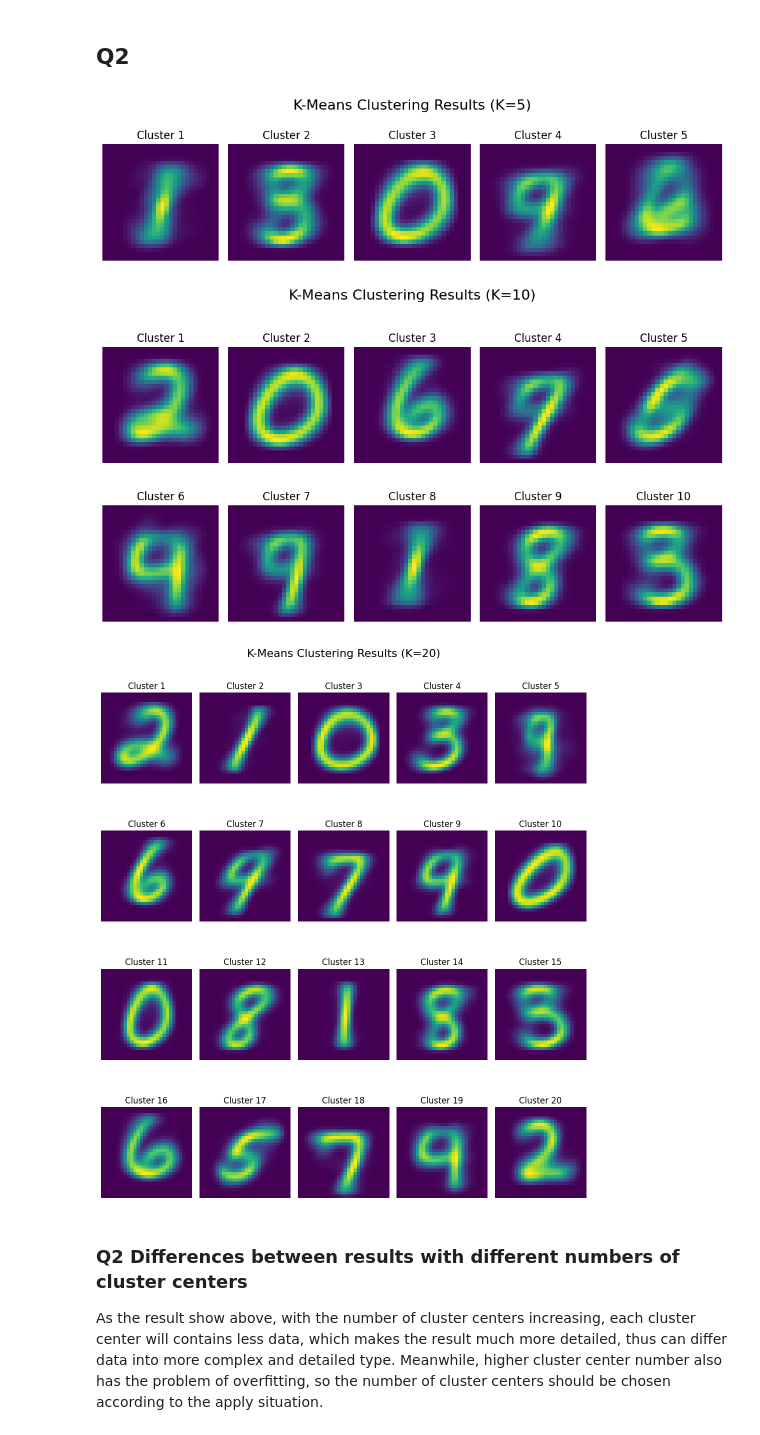
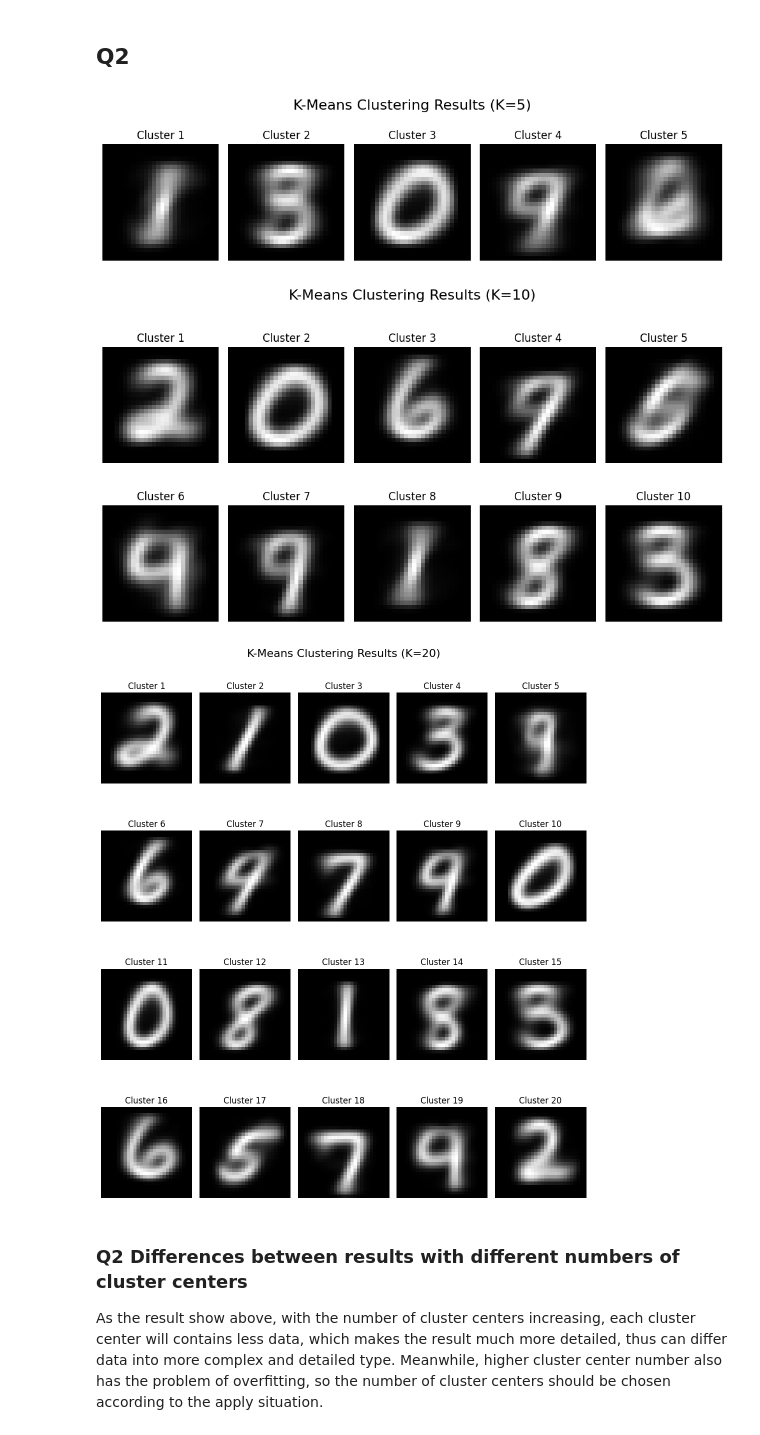
Before and after one commit to AuthorityWang/ShanghaiTech-CS182HW, a Jupyter notebook: CS182-HW4/HW4_coding/hw4_coding.ipynb, the cells around one changed output. Saved outputs shown, nothing was run; the diff lists cells and outputs as text; code cells hidden in the pictures.

```diff
--- a/CS182-HW4/HW4_coding/hw4_coding.ipynb
+++ b/CS182-HW4/HW4_coding/hw4_coding.ipynb
@@ -41,28 +41,28 @@ cluster_res[20] = KMeans(data, 20)
 # %%
 def plot_cluster_centers(centers, k, nrows, ncols, figsize):
     fig, axs = plt.subplots(nrows, ncols, figsize=figsize)
     axs = axs.ravel()
     for i, c in enumerate(centers):
-        axs[i].imshow(c)
+        axs[i].imshow(c, cmap='gray')
         axs[i].set_title(f'Cluster {i+1}')
         axs[i].axis('off')
         axs[i].set_aspect('equal')
     for j in range(i+1, nrows*ncols):
         axs[j].axis('off')
     plt.suptitle(f'K-Means Clustering Results (K={k})', fontsize=16)
     plt.tight_layout()
     plt.show()
 
 # k = 5
 plot_cluster_centers(cluster_res[5], 5, 1, 5, (10, 3))
 # k = 10
 plot_cluster_centers(cluster_res[10], 10, 2, 5, (10, 6))
 # k = 20
 plot_cluster_centers(cluster_res[20], 20, 4, 5, (10, 12))
 # %% [output]
-[figure, old version]
+[figure, new version]
-[figure, old version]
+[figure, new version]
-[figure, old version]
+[figure, new version]
 # %% [markdown]
 ### Q2 Differences between results with different numbers of cluster centers
 
```
